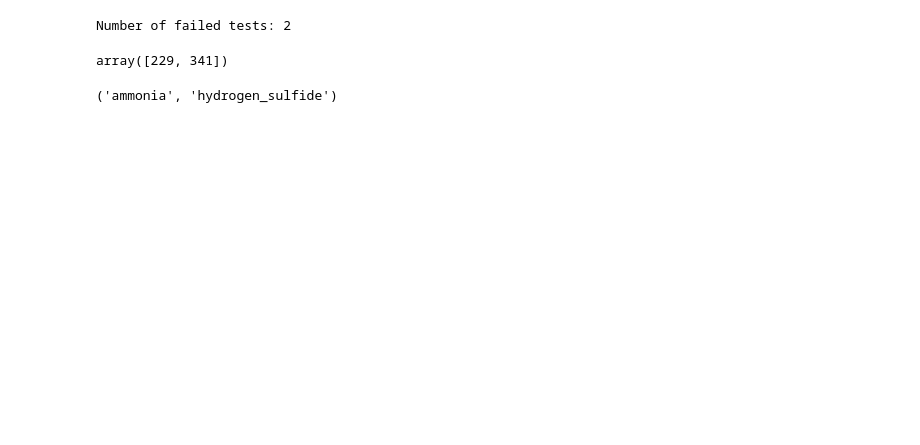
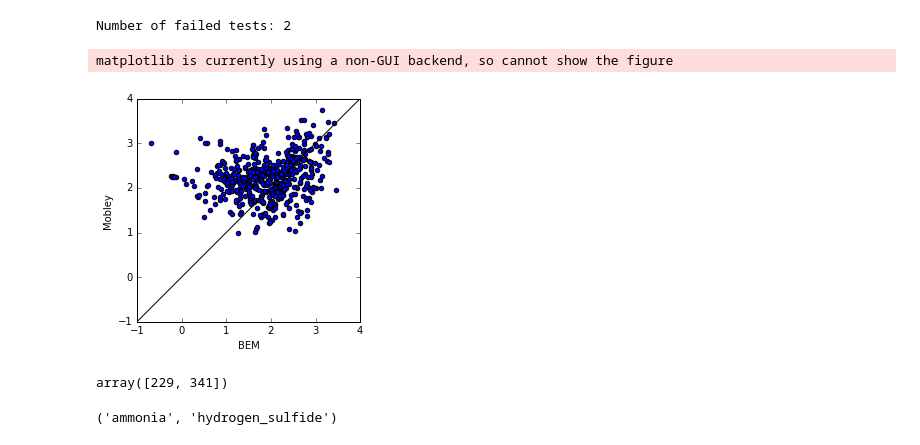
Before and after one commit to cdcooper84/nonpolar_solvation_testing, a Jupyter notebook: plot_compare.ipynb, the cells around one changed output. Drawn from its saved outputs; the diff is of its cells as text; code cells hidden in the pictures; blank space fills up the shorter version.

Commit message:
switch axis and added volume and area of mesh

```diff
--- a/plot_compare.ipynb
+++ b/plot_compare.ipynb
@@ -1,33 +1,38 @@
 # %%
 import numpy
 from matplotlib import pyplot
+%matplotlib inline
 
-bem = numpy.loadtxt('mobley_test/energy_bem.txt')
-mobley = numpy.loadtxt('mobley_test/mobley_results_clean.txt')
-names = numpy.loadtxt('mobley_test/actually_all_names.txt', dtype=str)
+bem = numpy.loadtxt('energy_bem.txt')
+mobley = numpy.loadtxt('mobley_results_clean.txt')
+names = numpy.loadtxt('actually_all_names.txt', dtype=str)
+volumes = numpy.loadtxt('volumes.txt')
+areas = numpy.loadtxt('areas.txt')
 
 index_clean = numpy.where(abs(bem)>1e-12)[0]
 
 print 'Number of failed tests: %i'%(len(bem)-len(index_clean))
 
 fig,ax = pyplot.subplots()
-ax.scatter(bem[index_clean], mobley[index_clean])
+ax.scatter(mobley[index_clean], bem[index_clean])
 
 lims = [
     numpy.min([ax.get_xlim(), ax.get_ylim()]),  # min of both axes
     numpy.max([ax.get_xlim(), ax.get_ylim()]),  # max of both axes
 ]
 
 ax.plot(numpy.array([lims[0],lims[1]]), numpy.array([lims[0],lims[1]]), c='k')
 
 ax.set_aspect('equal')
 ax.set_xlim(lims)
 ax.set_ylim(lims)
 ax.set_xlabel('BEM')
 ax.set_ylabel('Mobley')
 fig.show()
 # %% [output]
 Number of failed tests: 2
+matplotlib is currently using a non-GUI backend, so cannot show the figure
+[figure, added]
 # %%
 index_fail = numpy.where(abs(bem)<1e-12)[0]
 index_fail
```
Also changed, not shown: parts of 1 cell of this notebook, 6 other files.
